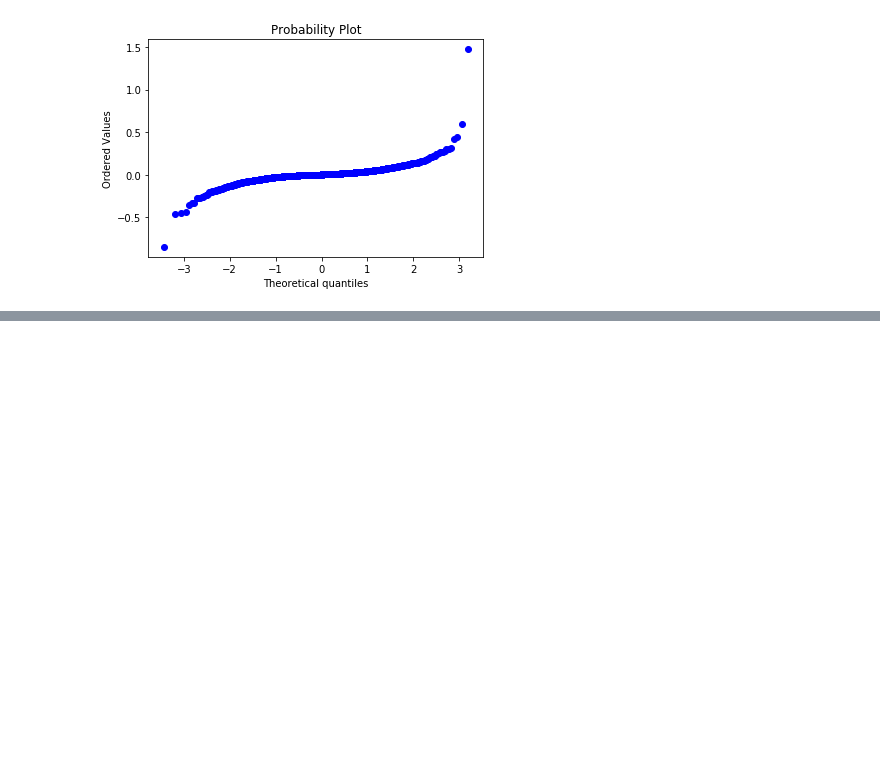
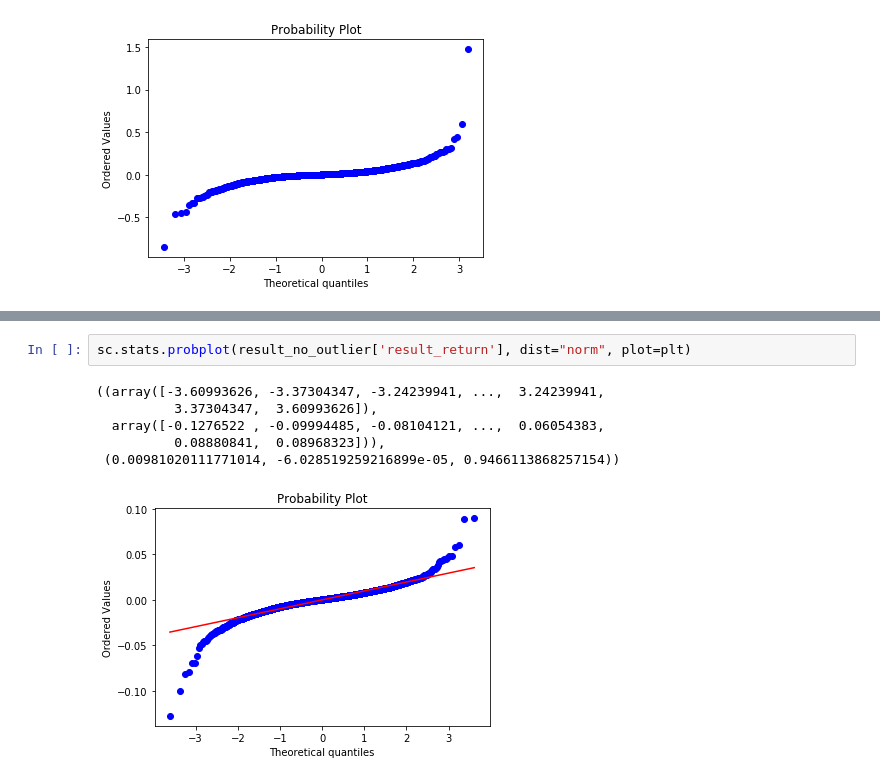
Before and after one commit to AnnaMariaAngelova/QRM2020, a Jupyter notebook: QRM_v02.ipynb, the cells around one changed output, grey strips where cells are left out. Cells and saved outputs as stored; diff of their text form; blank space fills up the shorter version.

```diff
--- a/QRM_v02.ipynb
+++ b/QRM_v02.ipynb
@@ -61,0 +212,9 @@ To-do (preprocessing):
+# %%
+sc.stats.probplot(result_no_outlier['result_return'], dist="norm", plot=plt)
+# %% [output]
+((array([-3.60993626, -3.37304347, -3.24239941, ...,  3.24239941,
+          3.37304347,  3.60993626]),
+  array([-0.1276522 , -0.09994485, -0.08104121, ...,  0.06054383,
+          0.08880841,  0.08968323])),
+ (0.00981020111771014, -6.028519259216899e-05, 0.9466113868257154))
+[figure, added]
```
Also changed, not shown: parts of 23 cells of this notebook.
